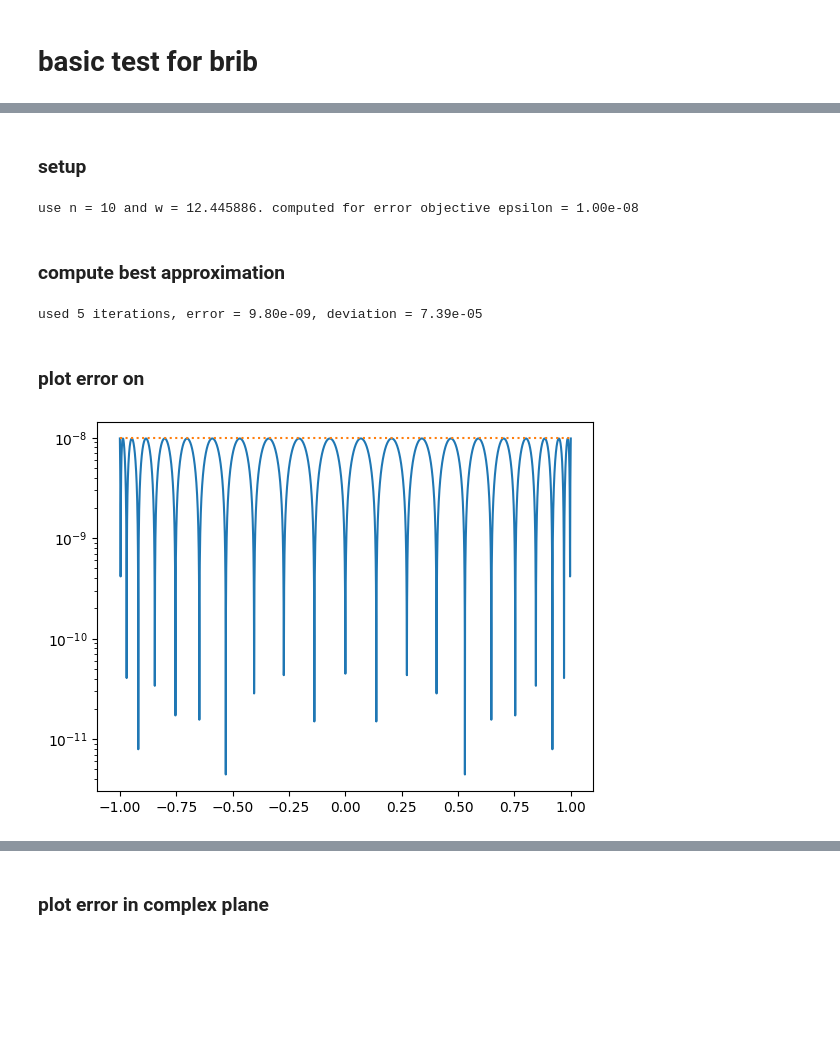
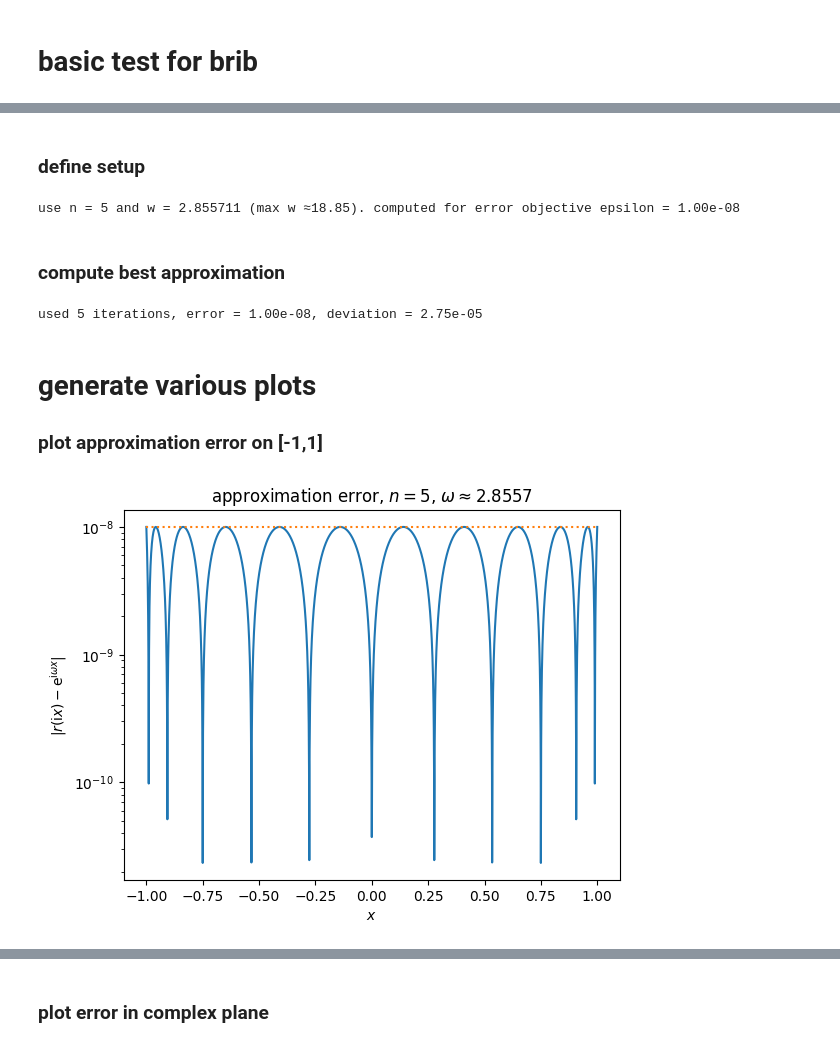
Before and after one commit to newbisi/rexpi, a Jupyter notebook: examples/ex0_basicruns.ipynb, the cells around one changed output, grey strips where cells are left out. Drawn from its saved outputs; the diff is of its cells as text; code cells hidden in the pictures; blank space fills up the shorter version.

```diff
--- a/examples/ex0_basicruns.ipynb
+++ b/examples/ex0_basicruns.ipynb
@@ -7,31 +10,34 @@ import rexpi
 # %% [markdown]
-### setup
+### define setup
 # %%
-n=10
-tolequi=1e-3
+n=5
 tol=1e-8
-w = rexpi.buerrest_getw(n, tol)
-print("use n = %d and w = %f. computed for error objective epsilon = %.2e"%(n,w,tol))
+w, estinfo = rexpi.west(n, tol)
+wmax = (n+1)*np.pi
+print("use n = %d and w = %f (max w \u2248%.2f). computed for error objective epsilon = %.2e"%(n,w,wmax,tol))
 # %% [output]
-use n = 10 and w = 12.445886. computed for error objective epsilon = 1.00e-08
+use n = 5 and w = 2.855711 (max w ≈18.85). computed for error objective epsilon = 1.00e-08
 # %% [markdown]
 ### compute best approximation
 # %%
-r, info = rexpi.brib(w,n,tolequi=tolequi)
+r, info = rexpi.brib(w,n)#,maxiter=1)
 success, accuracy, [nodes_pos, equnodes], allerr, tracknodes, nodesphis, timings = info
 niter = len(allerr)
-errors = [float(e[0]) for e in allerr]
-deviations = [float(e[1]) for e in allerr]
+errors = list(zip(*allerr))[0]
+deviations = list(zip(*allerr))[1]
 print("used %d iterations, error = %.2e, deviation = %.2e"%(niter,errors[-1],deviations[-1]))
 # %% [output]
-used 5 iterations, error = 9.80e-09, deviation = 7.39e-05
+used 5 iterations, error = 1.00e-08, deviation = 2.75e-05
 # %% [markdown]
-### plot  error on
+# generate various plots
+### plot approximation error on [-1,1]
 # %%
-
-xs = np.linspace(-1,1,5000)
+xs = np.linspace(-1,1,3000)
 err = r(1j*xs)-np.exp(1j*w*xs)
 errmax = np.max(abs(err))
 plt.semilogy(xs,abs(err),[-1,1],[errmax,errmax],':');
+plt.ylabel("$|r(\mathrm{i}x)-\mathrm{e}^{\mathrm{i}\omega x}|$")
+plt.xlabel("$x$");
+plt.title("approximation error, $n=%d$, $\omega\\approx %.4f$"%(n,w));
 # %% [output]
-[figure, old version]
+[figure, new version]
```
Also changed, not shown: parts of 7 cells of this notebook, 8 other files.
